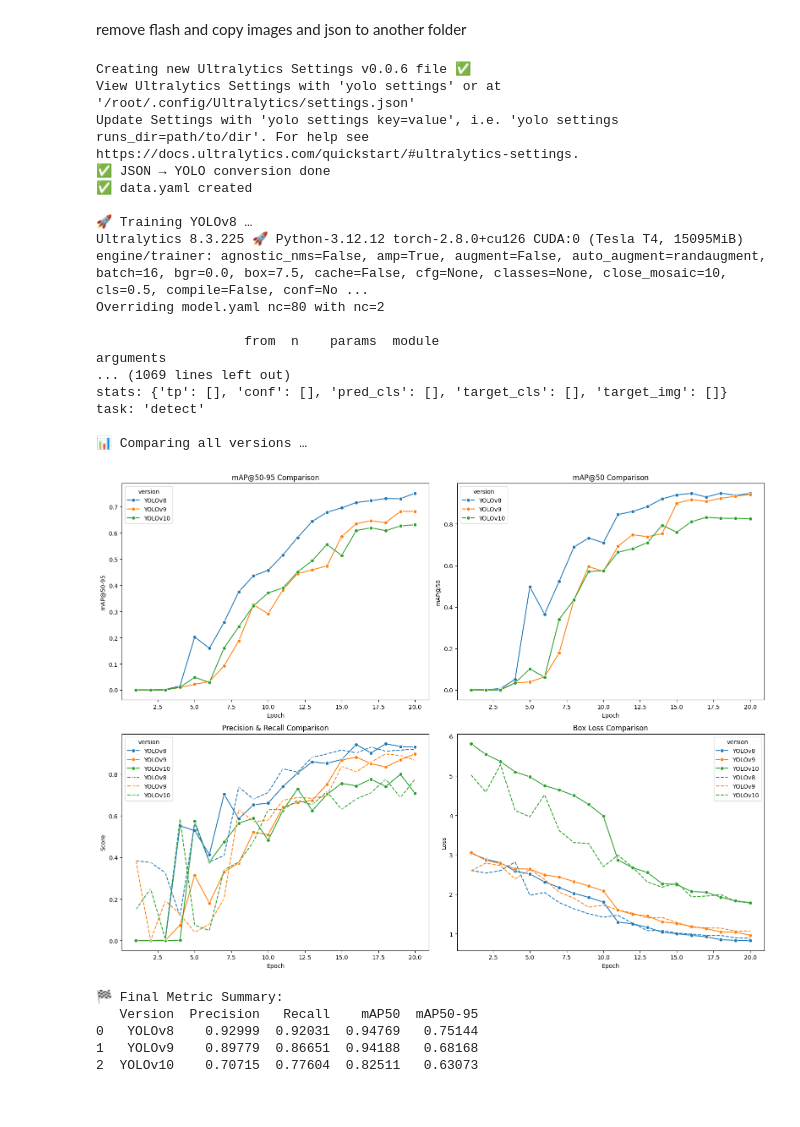
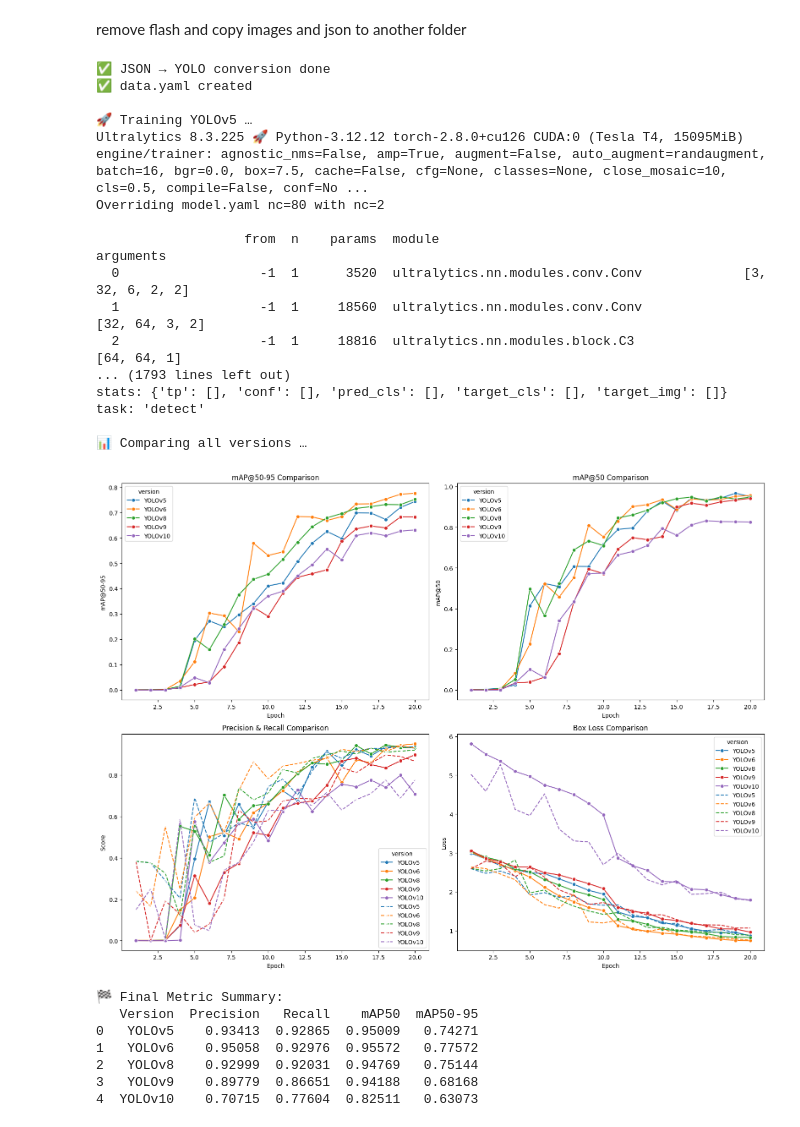
Before and after one commit to nishuchy/AI-works, a Jupyter notebook: yolomodelcataractdetection.ipynb, the cells around one changed output. Cells and saved outputs as stored; diff of their text form; code cells hidden in the pictures.

```diff
--- a/yolomodelcataractdetection.ipynb
+++ b/yolomodelcataractdetection.ipynb
@@ -424,9 +424,11 @@ print("✅ data.yaml created")
 # Define model versions and config names
 # ==========================================================
 model_versions = {
+     'YOLOv5': 'yolov5s.yaml',   # Supported by ultralytics
+    'YOLOv6': 'yolov6n.yaml',   # Supported by ultralytics
     'YOLOv8': 'yolov8n.yaml',
-    'YOLOv9': 'yolov9c.yaml',   # or appropriate config for 9
-    'YOLOv10': 'yolov10n.yaml', # or appropriate config for 10
+    'YOLOv9': 'yolov9c.yaml',
+    'YOLOv10': 'yolov10n.yaml'
     # 'YOLOv11': 'yolov11n.yaml'  # or appropriate config for 11
 }
 
@@ -501,41 +503,43 @@ if not df.empty:
 # ==========================================================
 # Print final metric summary
 # ==========================================================
 summary = []
 for version, dfv in zip([v for v in model_versions.keys()], df_list):
     if not dfv.empty:
         last = dfv[dfv['epoch'] == dfv['epoch'].max()].iloc[0]
         summary.append({
             'Version': version,
             'Precision': last['metrics/precision(B)'],
             'Recall': last['metrics/recall(B)'],
             'mAP50': last['metrics/mAP50(B)'],
             'mAP50-95': last['metrics/mAP50-95(B)']
         })
 
 print("\n🏁 Final Metric Summary:")
 print(pd.DataFrame(summary))
 # %% [output]
-Creating new Ultralytics Settings v0.0.6 file ✅
-View Ultralytics Settings with 'yolo settings' or at '/root/.config/Ultralytics/settings.json'
-Update Settings with 'yolo settings key=value', i.e. 'yolo settings runs_dir=path/to/dir'. For help see https://docs.ultralytics.com/quickstart/#ultralytics-settings.
 ✅ JSON → YOLO conversion done
 ✅ data.yaml created
 
-🚀 Training YOLOv8 …
+🚀 Training YOLOv5 …
 Ultralytics 8.3.225 🚀 Python-3.12.12 torch-2.8.0+cu126 CUDA:0 (Tesla T4, 15095MiB)
 engine/trainer: agnostic_nms=False, amp=True, augment=False, auto_augment=randaugment, batch=16, bgr=0.0, box=7.5, cache=False, cfg=None, classes=None, close_mosaic=10, cls=0.5, compile=False, conf=No ...
 Overriding model.yaml nc=80 with nc=2
 
                    from  n    params  module                                       arguments
-... (1069 lines left out)
+  0                  -1  1      3520  ultralytics.nn.modules.conv.Conv             [3, 32, 6, 2, 2]
+  1                  -1  1     18560  ultralytics.nn.modules.conv.Conv             [32, 64, 3, 2]
+  2                  -1  1     18816  ultralytics.nn.modules.block.C3              [64, 64, 1]
+... (1793 lines left out)
 stats: {'tp': [], 'conf': [], 'pred_cls': [], 'target_cls': [], 'target_img': []}
 task: 'detect'
 
 📊 Comparing all versions …
-[figure, old version]
+[figure, new version]
 🏁 Final Metric Summary:
    Version  Precision   Recall    mAP50  mAP50-95
-0   YOLOv8    0.92999  0.92031  0.94769   0.75144
-1   YOLOv9    0.89779  0.86651  0.94188   0.68168
-2  YOLOv10    0.70715  0.77604  0.82511   0.63073
+0   YOLOv5    0.93413  0.92865  0.95009   0.74271
+1   YOLOv6    0.95058  0.92976  0.95572   0.77572
+2   YOLOv8    0.92999  0.92031  0.94769   0.75144
+3   YOLOv9    0.89779  0.86651  0.94188   0.68168
+4  YOLOv10    0.70715  0.77604  0.82511   0.63073
```
